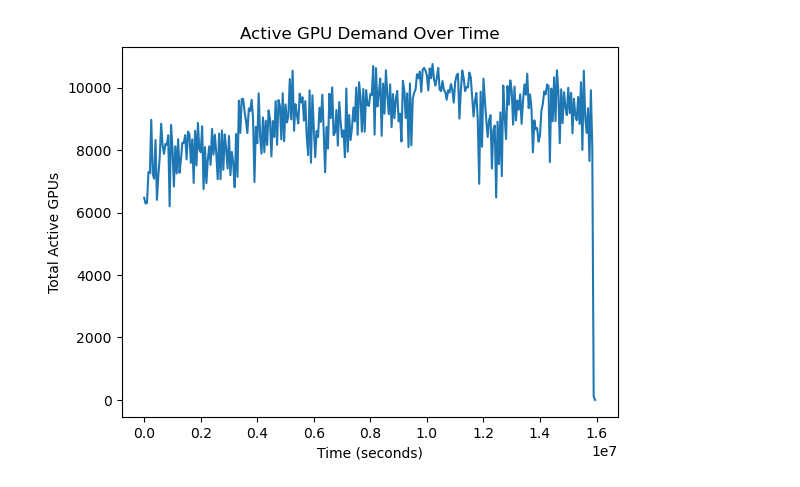
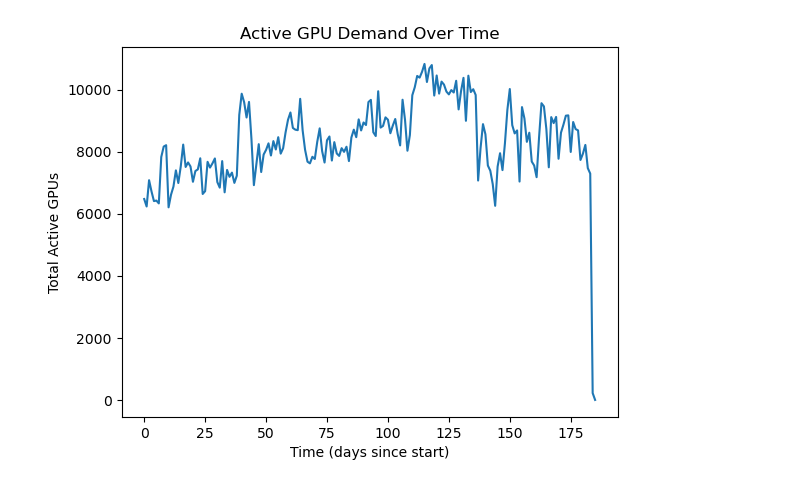
Before and after one commit to Anna-andriiko/GPU_Research, a Jupyter notebook: Zeus/plotting_job_info_df.ipynb, the cells around one changed output. Saved outputs shown, nothing was run; the diff lists cells and outputs as text; code cells hidden in the pictures.

Commit message:
Updated the x-axis and added graphs to the gpu_duty_cycle trace

```diff
--- a/Zeus/plotting_job_info_df.ipynb
+++ b/Zeus/plotting_job_info_df.ipynb
@@ -5,34 +5,42 @@ import matplotlib.pyplot as plt
 # %%
 df = pd.read_csv("job_info_df.csv")
 
 #convert all columns to numbers
 df["submit_time"] = pd.to_numeric(df["submit_time"], errors="coerce")
 df["duration"] = pd.to_numeric(df["duration"], errors="coerce")
 df["gpu_request"] = pd.to_numeric(df["gpu_request"], errors="coerce")
 df["worker_num"] = pd.to_numeric(df["worker_num"], errors="coerce")
 
+#Keep only rows where creation_time and deletion_time exist since not each row has these paramaters
 df = df.dropna()
 
-BIN_SIZE = 50000   # size of each time window (seconds)
+# the size of each time window to 1 day
+BIN_SIZE = 86400
 
+#finds the earliest submit time in the whole dataset
 t_start = int(df["submit_time"].min())
+#compute the end time of every job (submit_time + duration)
 t_end = int((df["submit_time"] + df["duration"]).max())
+#build an array of time points from t_start to t_end with a step of 1 day
 time_bins = np.arange(t_start, t_end + BIN_SIZE, BIN_SIZE)
 
 gpu_demand = []
 
 for t in time_bins:
     active_jobs = df[(df["submit_time"] <= t) &
                      (df["submit_time"] + df["duration"] > t)]
-
+    #filter the dataframe to only keep jobs that are running at time t
     total_gpu = (active_jobs["gpu_request"] * active_jobs["worker_num"]).sum()
     gpu_demand.append(total_gpu)
 
+#convert seconds to days since start
+time_bins_hours = (time_bins - t_start) / (3600*24)
+
 plt.figure()
-plt.plot(time_bins, gpu_demand)
-plt.xlabel("Time (seconds)")
+plt.plot(time_bins_hours, gpu_demand)
+plt.xlabel("Time (days since start)")
 plt.ylabel("Total Active GPUs")
 plt.title("Active GPU Demand Over Time")
 plt.show()
 # %% [output]
-[figure, old version]
+[figure, new version]
```
Also changed, not shown: 5 other files.
